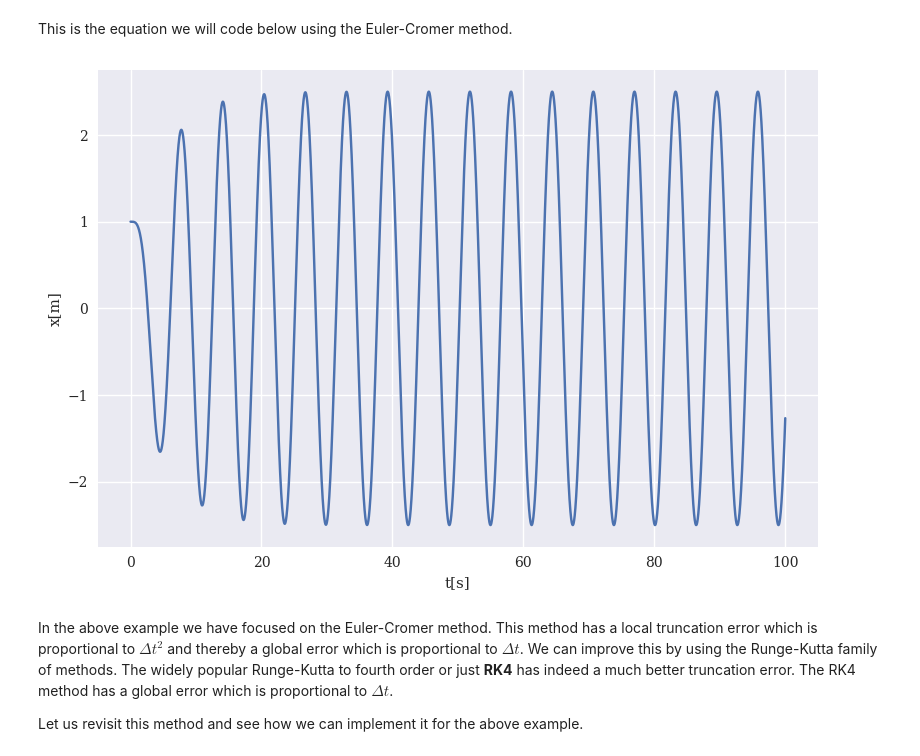
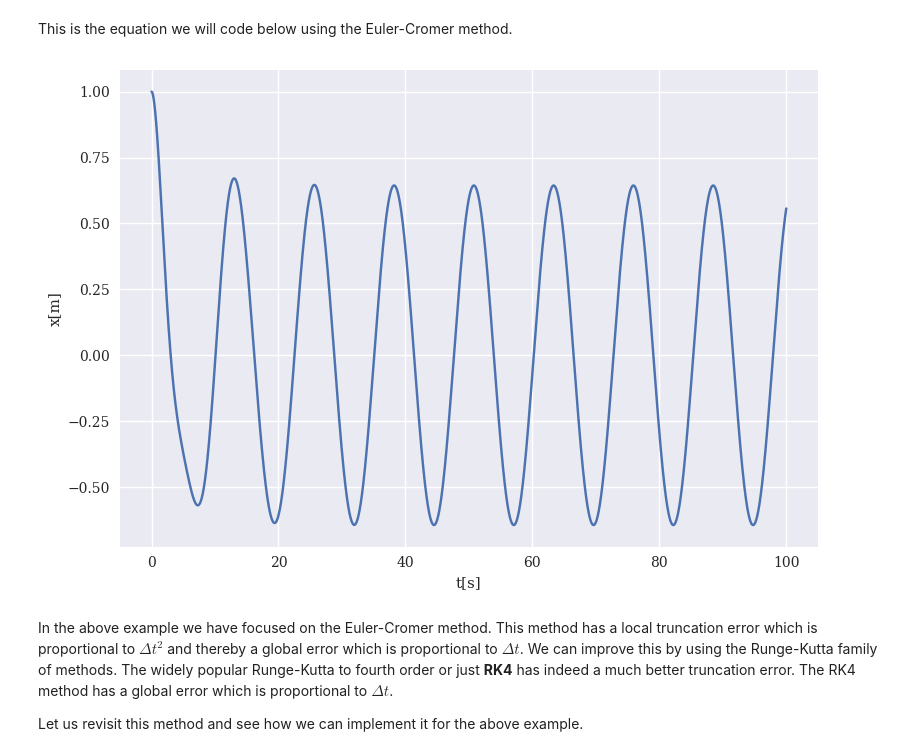
Before and after one commit to mhjensen/Physics321, a Jupyter notebook: doc/pub/week10/ipynb/week10.ipynb, the cells around one changed output. Cells and saved outputs as stored; diff of their text form; code cells hidden in the pictures.

```diff
--- a/doc/pub/week10/ipynb/week10.ipynb
+++ b/doc/pub/week10/ipynb/week10.ipynb
@@ -142,36 +142,36 @@ DeltaT = 0.001
 tfinal = 100 # in dimensionless time
 n = ceil(tfinal/DeltaT)
 # set up arrays for t, v, and x
 t = np.zeros(n)
 v = np.zeros(n)
 x = np.zeros(n)
 # Initial conditions as one-dimensional arrays of time
 x0 =  1.0
 v0 = 0.0
 x[0] = x0
 v[0] = v0
 gamma = 0.2
-Omegatilde = 1.0
-Ftilde = 1.0
+Omegatilde = 0.5
+Ftilde = 0.5
 # Start integrating using Euler-Cromer's method
 for i in range(n-1):
     # Set up the acceleration
     # Here you could have defined your own function for this
     a =  -2*gamma*v[i]-x[i]+Ftilde*cos(t[i]*Omegatilde)
     # update velocity, time and position
     v[i+1] = v[i] + DeltaT*a
     x[i+1] = x[i] + DeltaT*v[i+1]
     t[i+1] = t[i] + DeltaT
 # Plot position as function of time
 fig, ax = plt.subplots()
 ax.set_ylabel('x[m]')
 ax.set_xlabel('t[s]')
 ax.plot(t, x)
 fig.tight_layout()
 save_fig("ForcedBlockEulerCromer")
 plt.show()
 # %% [output]
-[figure, old version]
+[figure, new version]
 # %% [markdown]
 In the above example we have focused on the Euler-Cromer method. This
 method has a local truncation error which is proportional to $\Delta t^2$
```
Also changed, not shown: 1 other file.
